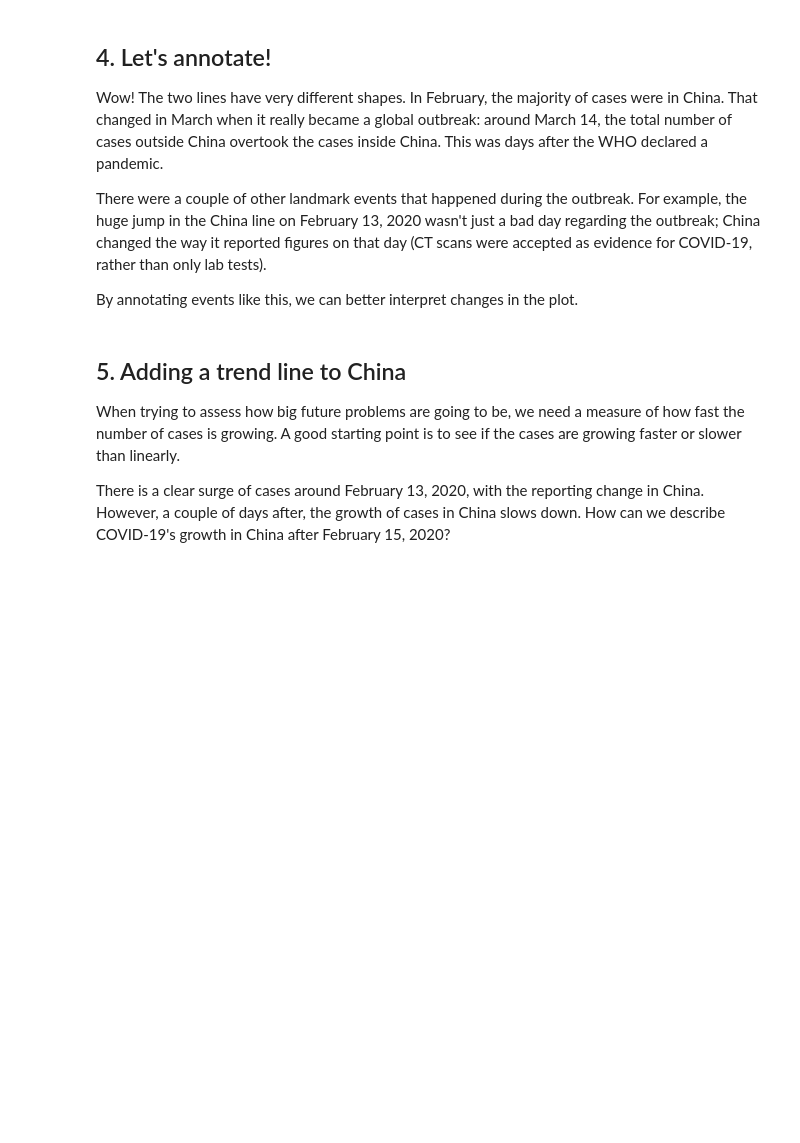
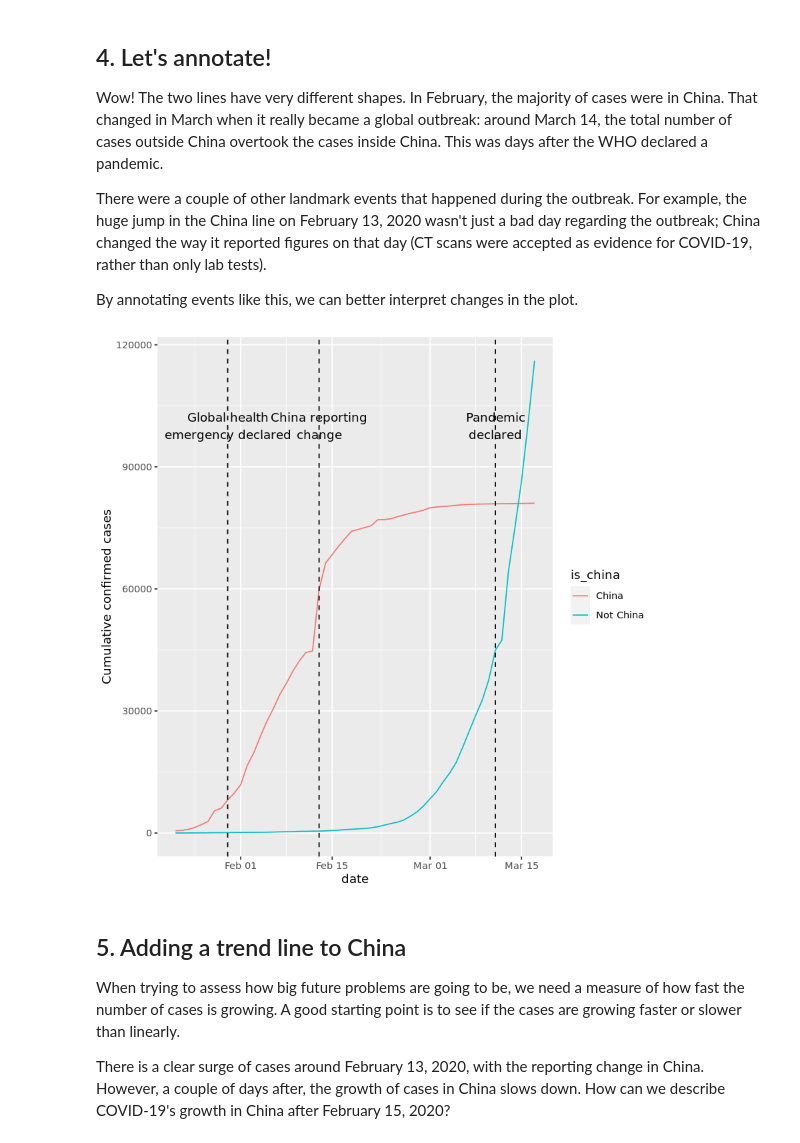
Before and after one commit to SudhakarKuma/Machine_Learning, a Jupyter notebook: DataCamp_Projects/Visualizing-COVID-19-in-R/Visualizing_COVID19_in_R.ipynb, the cells around one changed output. Drawn from its saved outputs; the diff is of its cells as text; code cells hidden in the pictures; blank space fills up the shorter version.

```diff
--- a/DataCamp_Projects/Visualizing-COVID-19-in-R/Visualizing_COVID19_in_R.ipynb
+++ b/DataCamp_Projects/Visualizing-COVID-19-in-R/Visualizing_COVID19_in_R.ipynb
@@ -54,17 +96,19 @@ plt_cum_confirmed_cases_china_vs_world
 # %%
 who_events <- tribble(
   ~ date, ~ event,
   "2020-01-30", "Global health\nemergency declared",
   "2020-03-11", "Pandemic\ndeclared",
   "2020-02-13", "China reporting\nchange"
 ) %>%
   mutate(date = as.Date(date))
 
 # Using who_events, add vertical dashed lines with an xintercept at date
 # and text at date, labeled by event, and at 100000 on the y-axis
 plt_cum_confirmed_cases_china_vs_world +
-  .... +
-  ....
+  geom_vline(aes(xintercept = date), data = who_events, linetype = 'dashed') +
+  geom_text(aes(x = date, label = event), data = who_events, y = 1e5)
+# %% [output]
+[figure, added]
 # %% [markdown]
 ## 5. Adding a trend line to China
 <p>When trying to assess how big future problems are going to be, we need a measure of how fast the number of cases is growing. A good starting point is to see if the cases are growing faster or slower than linearly.</p>
```
Also changed, not shown: parts of 8 cells of this notebook.
